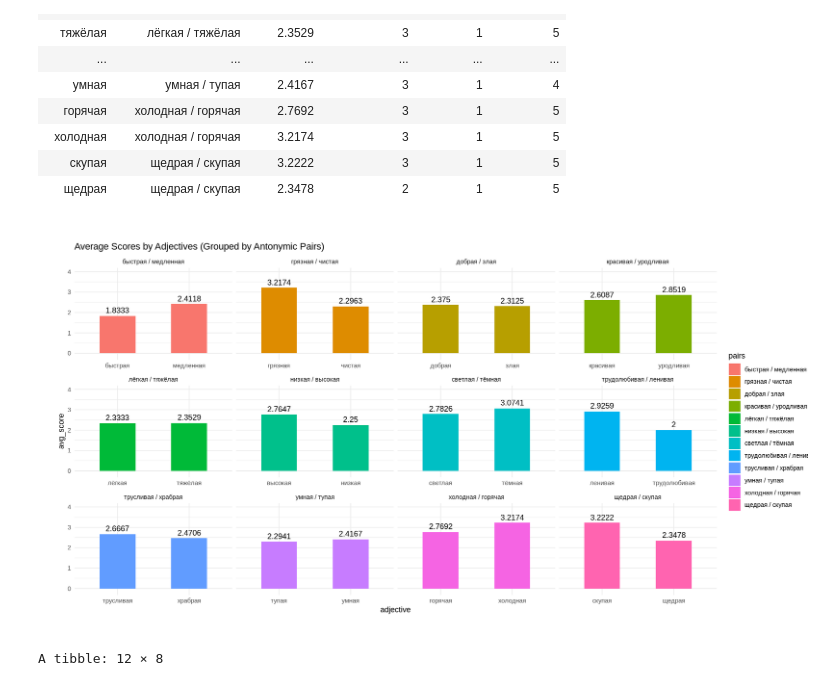
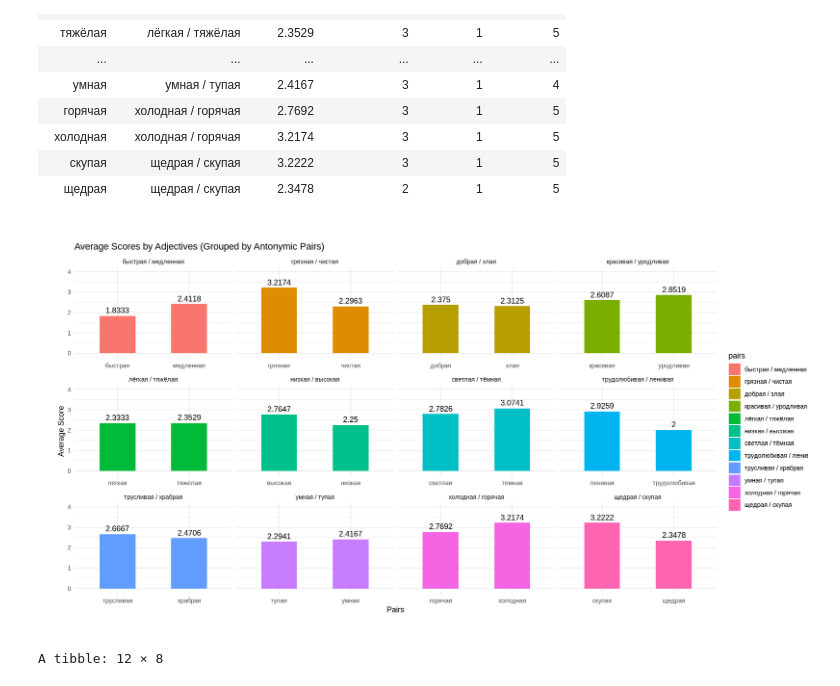
Before and after one commit to KatiaKozlova/stat-project, a Jupyter notebook: stat_project.ipynb, the cells around one changed output. Drawn from its saved outputs; the diff is of its cells as text; code cells hidden in the pictures.

```diff
--- a/stat_project.ipynb
+++ b/stat_project.ipynb
@@ -561,18 +563,18 @@ A tibble: 24 × 6
 # %%
 # visualizing means pair by pair
 
 options(repr.plot.width=15, repr.plot.height=8)
 
 ggplot(summary_stats, aes(x = adjective, y = avg_score, fill = pairs)) +
   geom_bar(stat = 'identity', width = 0.5) +
   facet_wrap(~pairs, scales = 'free_x') +
-  labs(title = 'Average Scores by Adjectives (Grouped by Antonymic Pairs)') +
+  labs(title = 'Average Scores by Adjectives (Grouped by Antonymic Pairs)', x = 'Pairs', y = 'Average Score') +
   scale_y_continuous(expand = expansion(mult = c(0.1, 0.3))) +
   theme_minimal() +
   geom_text(aes(label = avg_score), vjust = -0.5) +
   theme(plot.margin = unit(c(1, 1, 1, 1), 'cm'))
 # %% [output]
-[figure, old version]
+[figure, new version]
 # %%
 # counting pairwise statistics
 
```
Also changed, not shown: parts of 53 cells of this notebook.
